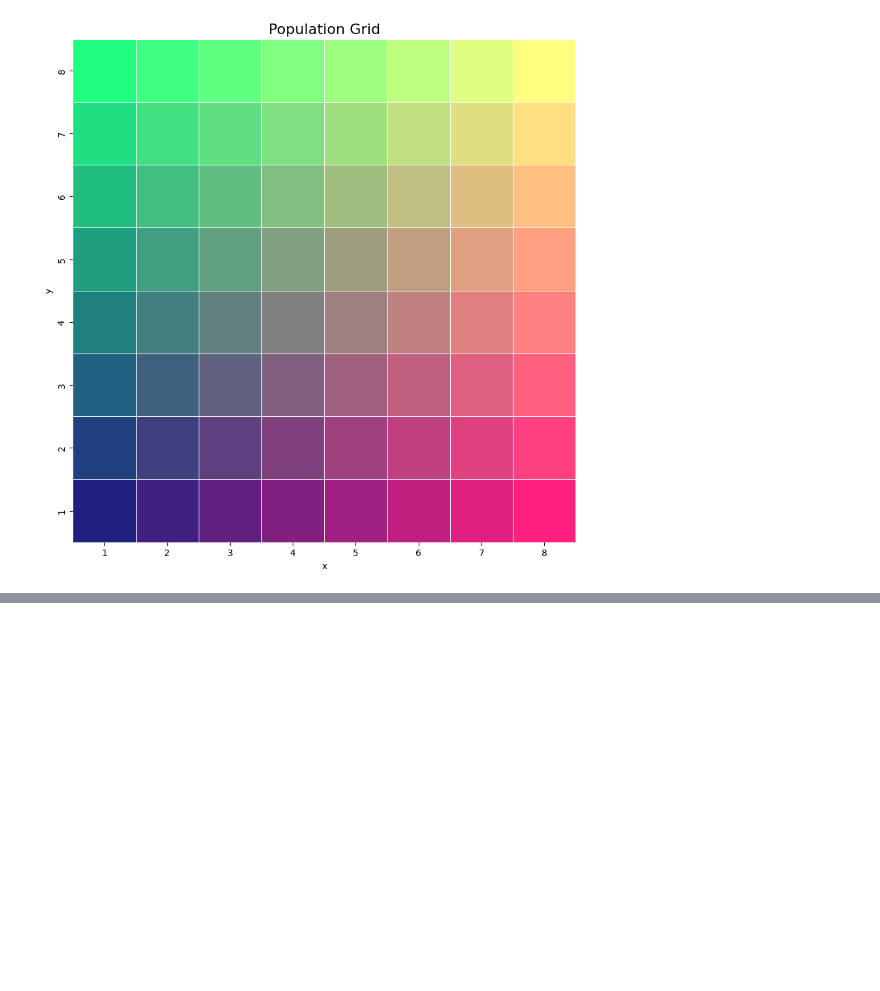
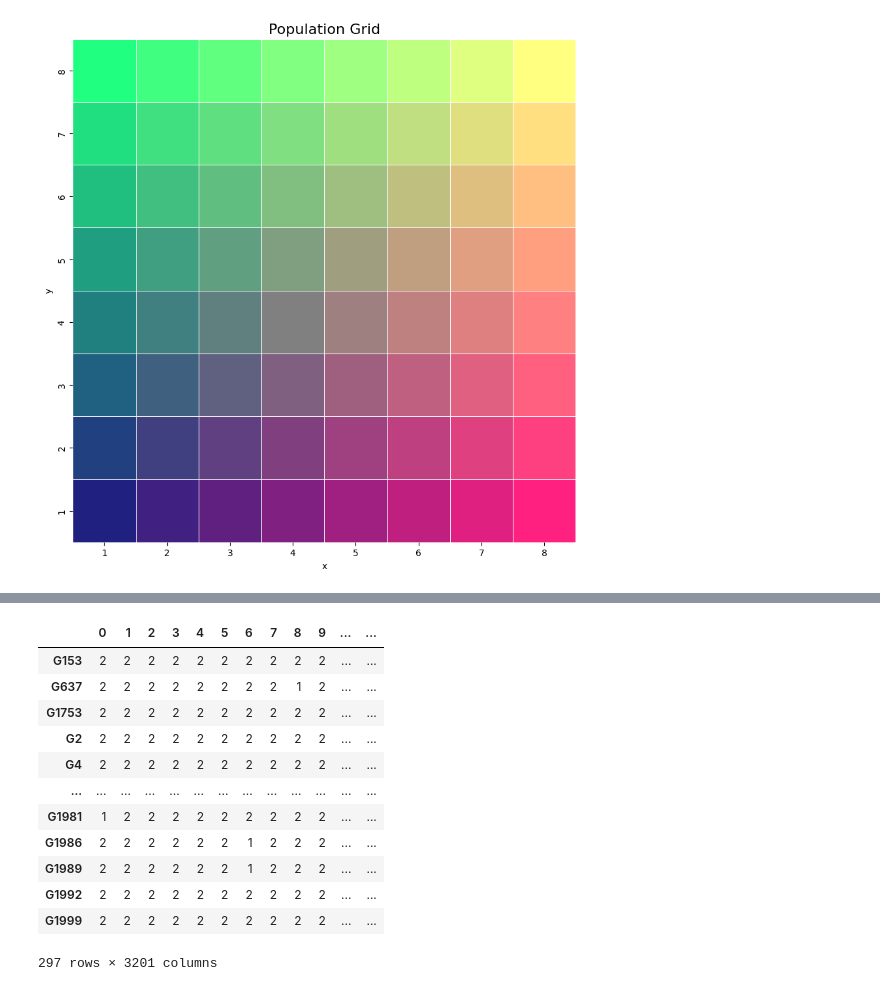
Before and after one commit to mat2m10/abyss_simulation, a Jupyter notebook: 03 Simulate population structure.ipynb, the cells around one changed output, grey strips where cells are left out. Cells and saved outputs as stored; diff of their text form; code cells hidden in the pictures; blank space fills up the shorter version.

```diff
--- a/03 Simulate population structure.ipynb
+++ b/03 Simulate population structure.ipynb
@@ -89,0 +189,21 @@ populations[['populations', 'x', 'y', 'z']].to_pickle(f"data/G{G}_L{L}_c{c}_k{k}
+# %%
+pops = []
+for pop in list(populations['population_number'].unique()):
+    temp = true_q2s[true_q2s['pop'] == pop].copy()
+    temp = temp.drop("pop", axis=1)  # Use drop without inplace to avoid warnings
+    nr_individuals = len(temp)
+    genotypes = []
+    for snp in list(temp.columns):
+        q = list(temp[snp])[0]
+        p = 1-q
+        freq_maj = p ** 2
+        freq_het = 2 * p * q
+        freq_min = q ** 2
+        genotype = np.random.choice([1.0, 0.0, -1.0], size=nr_individuals, p=[freq_maj, freq_het, freq_min])
+        genotypes.append(genotype)
+    pop_geno = pd.DataFrame(genotypes).T
+    pop_geno.columns = temp.columns
+    pop_geno.index = temp.index
+    pops.append(pop_geno)
+
+complete = pd.concat(pops)
@@ -89,0 +249,3 @@ populations[['populations', 'x', 'y', 'z']].to_pickle(f"data/G{G}_L{L}_c{c}_k{k}
+# %%
+simulated_genotype = complete+1
+simulated_genotype = simulated_genotype.astype(int)
@@ -89,0 +268,14 @@ populations[['populations', 'x', 'y', 'z']].to_pickle(f"data/G{G}_L{L}_c{c}_k{k}
+# %%
+# calculate when AF is > 0.5 and change the genotype
+# Initialize a dictionary to store allele frequencies
+allele_frequencies = {}
+
+# Calculate allele frequencies for each SNP column
+for snp in simulated_genotype.columns:
+    total_alleles = 2 * len(simulated_genotype[snp])  # Total number of alleles (2 alleles per sample)
+    minor_allele_count = (2 * simulated_genotype[snp].value_counts().get(0, 0)) + simulated_genotype[snp].value_counts().get(1, 0)
+    allele_frequency = minor_allele_count / total_alleles
+    allele_frequencies[snp] = allele_frequency
+# %%
+temp = simulated_genotype.T
+temp['AFs'] = allele_frequencies
@@ -89,0 +312,19 @@ populations[['populations', 'x', 'y', 'z']].to_pickle(f"data/G{G}_L{L}_c{c}_k{k}
+# %%
+very_rare = temp[(temp['AFs'] > very_rare_threshold_L) & (temp['AFs'] <= very_rare_threshold_H)]
+very_rare.index = very_rare.index.str.split('_AF_').str[0]
+very_rare.index = 'G'+very_rare.index.str.split('G').str[1]
+very_rare
+# %% [output]
+|  | 0 | 1 | 2 | 3 | 4 | 5 | 6 | 7 | 8 | 9 | ... | ... |
+| G153 | 2 | 2 | 2 | 2 | 2 | 2 | 2 | 2 | 2 | 2 | ... | ... |
+| G637 | 2 | 2 | 2 | 2 | 2 | 2 | 2 | 2 | 1 | 2 | ... | ... |
+| G1753 | 2 | 2 | 2 | 2 | 2 | 2 | 2 | 2 | 2 | 2 | ... | ... |
+| G2 | 2 | 2 | 2 | 2 | 2 | 2 | 2 | 2 | 2 | 2 | ... | ... |
+| G4 | 2 | 2 | 2 | 2 | 2 | 2 | 2 | 2 | 2 | 2 | ... | ... |
+| ... | ... | ... | ... | ... | ... | ... | ... | ... | ... | ... | ... | ... |
+| G1981 | 1 | 2 | 2 | 2 | 2 | 2 | 2 | 2 | 2 | 2 | ... | ... |
+| G1986 | 2 | 2 | 2 | 2 | 2 | 2 | 1 | 2 | 2 | 2 | ... | ... |
+| G1989 | 2 | 2 | 2 | 2 | 2 | 2 | 1 | 2 | 2 | 2 | ... | ... |
+| G1992 | 2 | 2 | 2 | 2 | 2 | 2 | 2 | 2 | 2 | 2 | ... | ... |
+| G1999 | 2 | 2 | 2 | 2 | 2 | 2 | 2 | 2 | 2 | 2 | ... | ... |
+297 rows × 3201 columns
```
Also changed, not shown: parts of 16 cells of this notebook, 2 other files.
